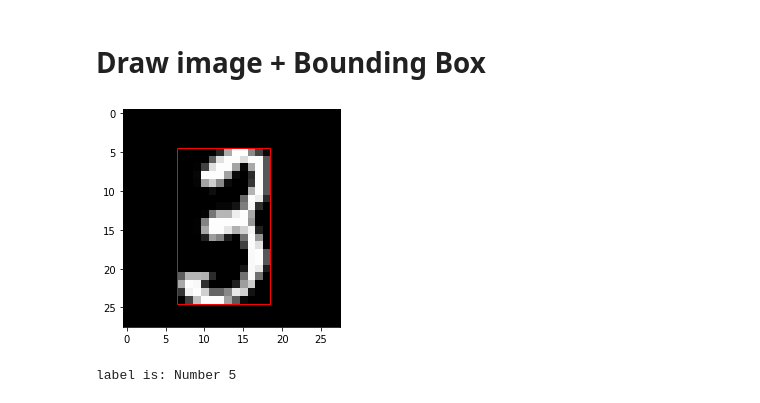
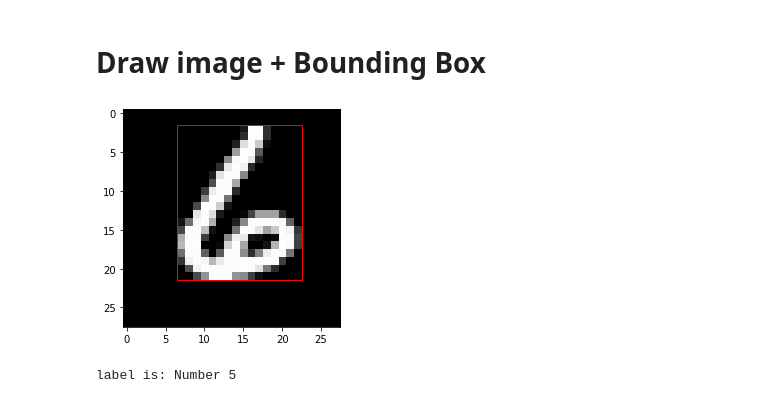
Before and after one commit to 0r4nd/HandwritingRecognition, a Jupyter notebook: notebooks/HandwritingRecognition.ipynb, the cells around one changed output. Saved outputs shown, nothing was run; the diff lists cells and outputs as text; code cells hidden in the pictures.

```diff
--- a/notebooks/HandwritingRecognition.ipynb
+++ b/notebooks/HandwritingRecognition.ipynb
@@ -70,16 +71,17 @@ def get_X_aabb2D(X):
         #if i > 10: break
     return aabbs
 
-def read_aabb_csv(path):
-    df = pd.read_csv(path)
+def read_aabb_csv(dir_path, filename):
+    file_path = os.path.join(dir_path, filename)
+    df = pd.read_csv(file_path)
     return list(df.itertuples(index=False, name=None))
 
-def write_aabb_csv(X, path):
+def write_aabb_csv(X, dir_path, filename):
+    file_path = os.path.join(dir_path, filename)
     aabb = get_X_aabb2D(X)
     df = pd.DataFrame(aabb, columns=['x1','y1','x2','y2'])
-    df.to_csv(path, index=False)
+    df.to_csv(file_path, index=False)
     return aabb
-
 
 def scaling(X_train, X_val, X_test):
     X_train_scaled = X_train / 255.
@@ -89,16 +91,19 @@ def scaling(X_train, X_val, X_test):
 
 def get_data():
     (X_train, y_train), (X_test, y_test) = datasets.mnist.load_data(path="mnist.npz")
-    #train_test_split(self.train_index , test_size = 0.25, random_state=1)
+    dir_path = os.path.join(os.path.dirname(os.getcwd()), 'dataset')
+    # folder exists ?
+    if not os.path.exists(dir_path):
+        os.mkdir(dir_path)
 
     # load aabb
-    if os.path.isfile('aabb_train.csv'):
-        aabb_train = read_aabb_csv('aabb_train.csv')
-        aabb_test = read_aabb_csv('aabb_test.csv')
+    if os.path.exists(os.path.join(dir_path, 'aabb_train.csv')):
+        aabb_train = read_aabb_csv(dir_path, 'aabb_train.csv')
+        aabb_test = read_aabb_csv(dir_path, 'aabb_test.csv')
         print("bounding-squares csv loaded")
     else: # or compute them (slow!)
-        aabb_train = write_aabb_csv(X_train, 'aabb_train.csv')
-        aabb_test = write_aabb_csv(X_test, 'aabb_test.csv')
+        aabb_train = write_aabb_csv(X_train, dir_path, 'aabb_train.csv')
+        aabb_test = write_aabb_csv(X_test, dir_path, 'aabb_test.csv')
         print("bounging-squares csv computed")
     #display(df_train)
 
@@ -149,18 +154,18 @@ list(X_train[0][14])
 # %%
 def plt_rectangle(tup):
     x1 = tup[0]
     y1 = tup[1]
     x2 = tup[2]
     y2 = tup[3]
     plt.gca().add_patch(Rectangle((x1-0.5,y1-0.5),x2-x1,y2-y1,linewidth=1,edgecolor='r',facecolor='none'))
     return
 
 
-idx = 144
+idx = 20
 plt.imshow(X_train_scaled[idx], cmap='gray');
 plt_rectangle(aabb_train[idx])
 # %% [output]
-[figure, old version]
+[figure, new version]
 # %%
 labels = ["Number 0",
           "Number 1",
```
Also changed, not shown: parts of 4 cells of this notebook.
